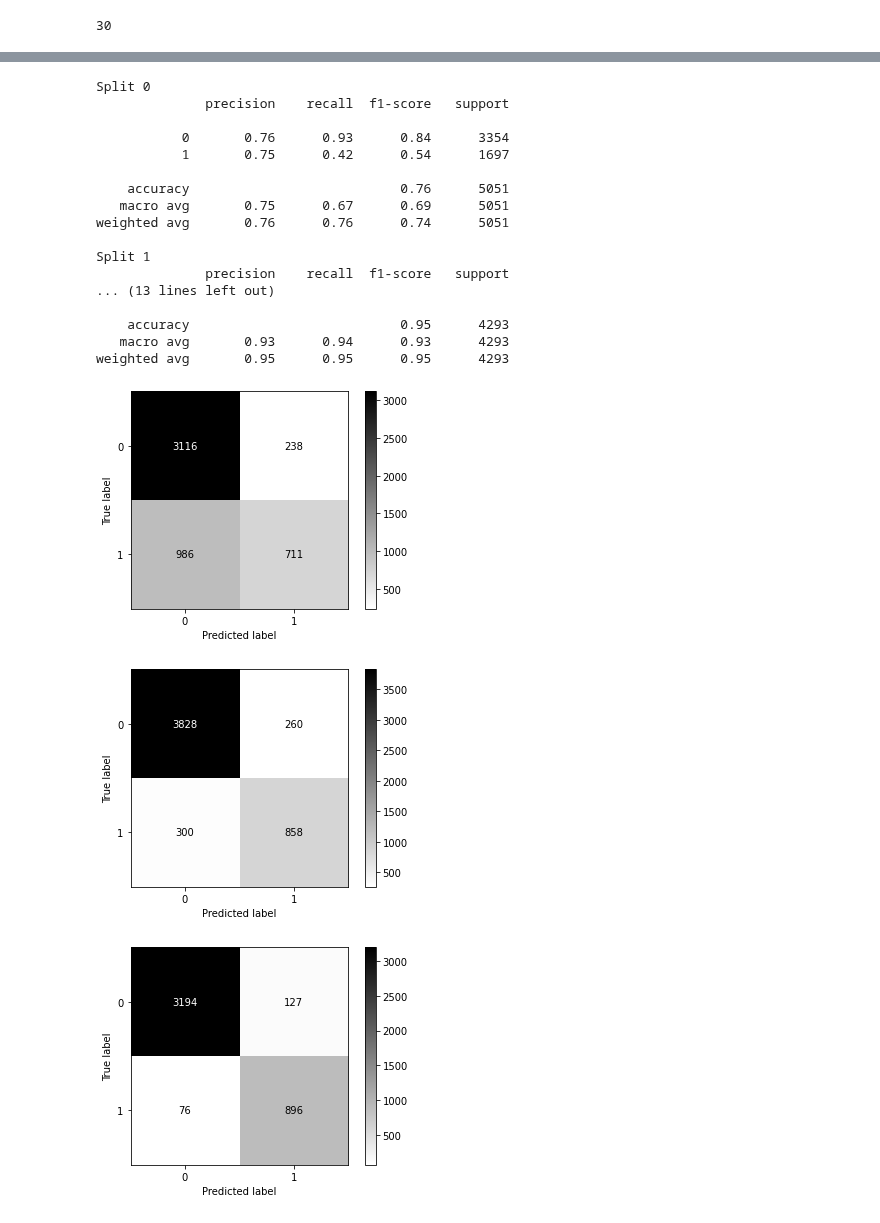
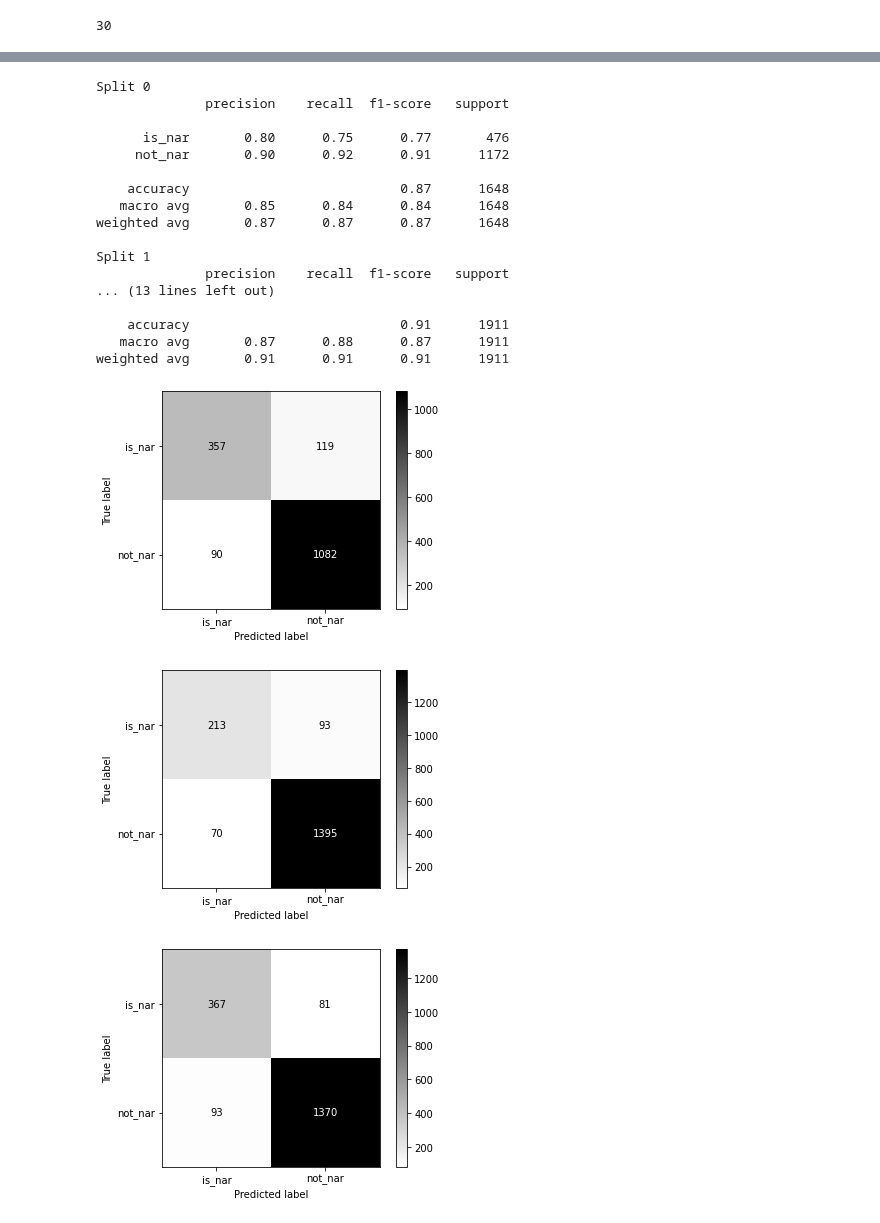
Before and after one commit to Sofy34/personal_strudy, a Jupyter notebook: thesis/15_separate_train_crf_bert.ipynb, the cells around one changed output, grey strips where cells are left out. Drawn from its saved outputs; the diff is of its cells as text; code cells hidden in the pictures.

```diff
--- a/thesis/15_separate_train_crf_bert.ipynb
+++ b/thesis/15_separate_train_crf_bert.ipynb
@@ -386,7 +428,7 @@ ensembled_doc_num
 # %% [output]
 30
 # %%
-ensemble_test_percent=0.2
+ensemble_test_percent=0.125
 n_splits=3
 test_doc_num=int(ensemble_test_percent*ensembled_doc_num)
 test_doc_num
@@ -395,5 +437,3 @@ test_doc_num
-# %%
-test_doc_num=10
 # %%
 ensemble_cv=model_utils.get_test_train_splits(merged_cv_db['crf_group'].unique(),test_doc_num,n_splits,seed)
 ensemble_cv
@@ -465,6 +541,11 @@ weighted avg       0.95      0.95      0.95      4293
 # %%
 imp.reload(model_utils)
-ensemble_orig_cv_db=pd.DataFrame()
-ensemble_orig_cv_db=model_utils.prepared_cross_validate_ensemble(ensemble_orig_cv_db,merged_cv_db,cv_splits)
+ensemble_crf_cv_db=pd.DataFrame()
+ensemble_crf_cv_db=model_utils.prepared_cross_validate_ensemble(
+   CRF(
+            max_iterations=100,
+            all_possible_transitions=True,
+            algorithm='lbfgs'
+        ),ensemble_crf_cv_db,merged_cv_db,ensemble_cv,docs_map)
 # %% [output]
 0 split started...
@@ -485,23 +579,23 @@ test: [24 25 28 34 37 40 44 49 54 77]
 # %%
-model_utils.get_report_from_splits(ensemble_orig_cv_db,"ens")
+model_utils.get_report_from_splits(ensemble_crf_cv_db,"ens")
 # %% [output]
 Split 0
               precision    recall  f1-score   support
 
-           0       0.76      0.93      0.84      3354
-           1       0.75      0.42      0.54      1697
+      is_nar       0.80      0.75      0.77       476
+     not_nar       0.90      0.92      0.91      1172
 
-    accuracy                           0.76      5051
-   macro avg       0.75      0.67      0.69      5051
-weighted avg       0.76      0.76      0.74      5051
+    accuracy                           0.87      1648
+   macro avg       0.85      0.84      0.84      1648
+weighted avg       0.87      0.87      0.87      1648
 
 Split 1
               precision    recall  f1-score   support
 ... (13 lines left out)
 
-    accuracy                           0.95      4293
-   macro avg       0.93      0.94      0.93      4293
-weighted avg       0.95      0.95      0.95      4293
+    accuracy                           0.91      1911
+   macro avg       0.87      0.88      0.87      1911
+weighted avg       0.91      0.91      0.91      1911
-[figure, old version]
+[figure, new version]
-[figure, old version]
+[figure, new version]
-[figure, old version]
+[figure, new version]
```
Also changed, not shown: parts of 23 cells of this notebook, 1 other file.
